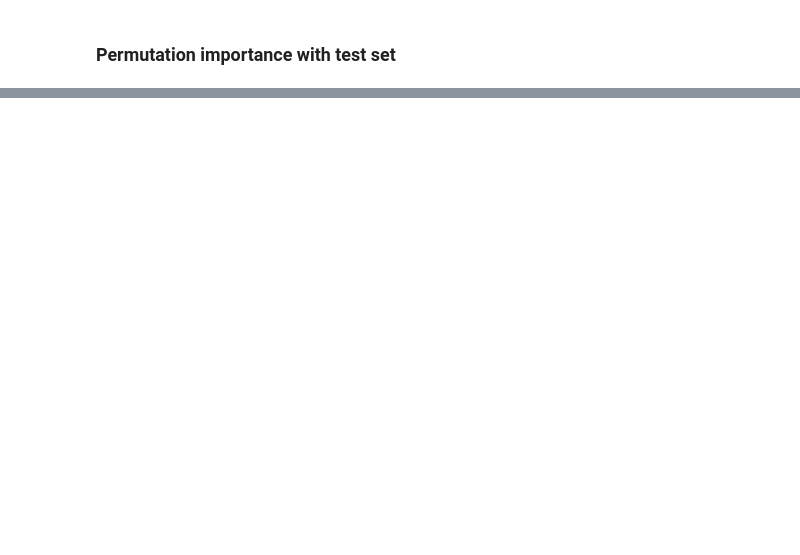
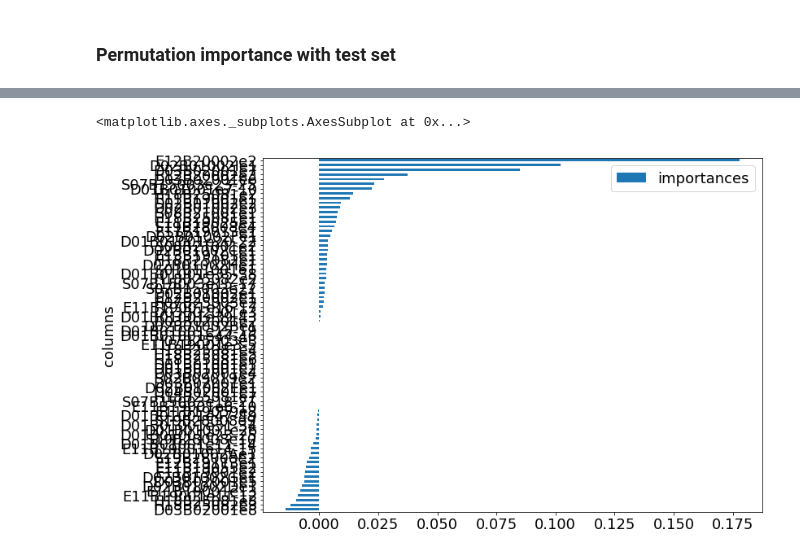
Before and after one commit to isaaccarranza/Project-3, a Jupyter notebook: test_feature_selection_pimp.ipynb, the cells around one changed output, grey strips where cells are left out. Drawn from its saved outputs; the diff is of its cells as text; code cells hidden in the pictures; blank space fills up the shorter version.

```diff
--- a/test_feature_selection_pimp.ipynb
+++ b/test_feature_selection_pimp.ipynb
@@ -194 +223,9 @@ Wall time: 25.1 s
+# %%
+J = pd.DataFrame(data={"columns":X_test.columns, "importances":perm.feature_importances_})
+J = J.set_index("columns")
+J = J.sort_values('importances', ascending=True)
+J.plot.barh()
+# %% [output]
+<matplotlib.axes._subplots.AxesSubplot at 0x...>
+[figure, added]
 # %%
```
Also changed, not shown: parts of 23 cells of this notebook, 3 other files.
